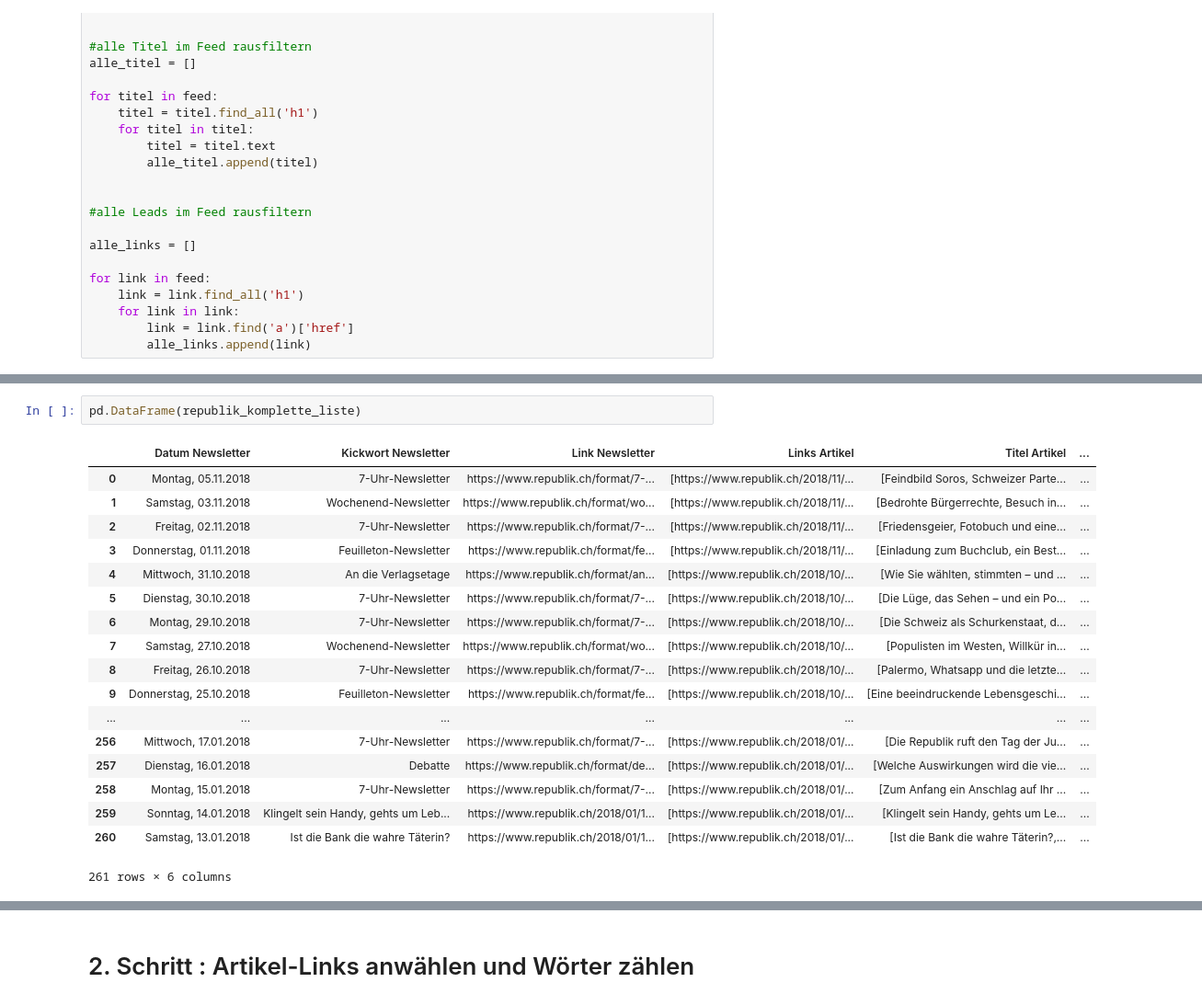
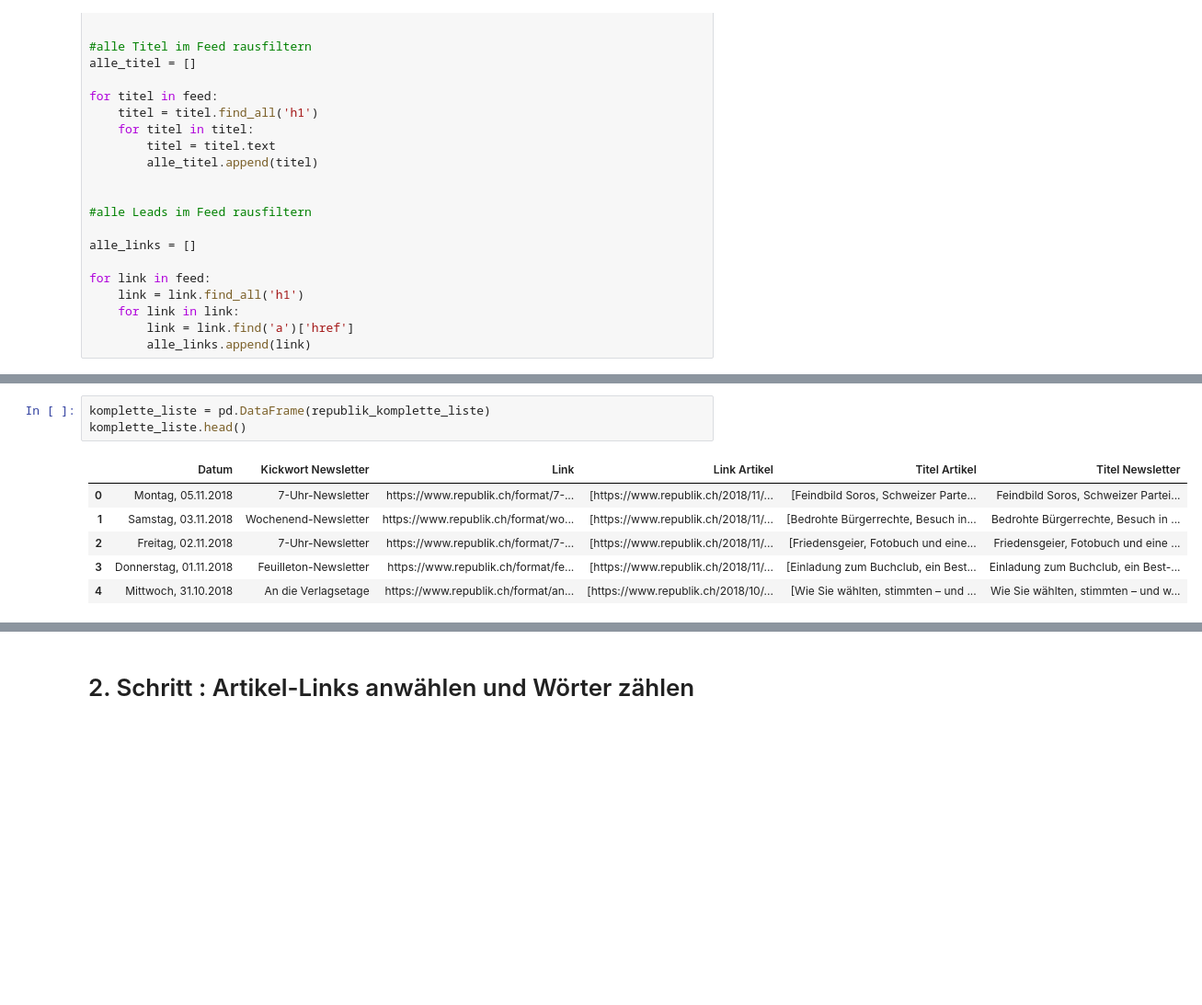
Before and after one commit to deuxnice/bootcamp, a Jupyter notebook: practice/2018_1105_Republik_Textlängen.ipynb, the cells around one changed output, grey strips where cells are left out. Shown at 92% size. Drawn from its saved outputs; the diff is of its cells as text; blank space fills up the shorter version.

```diff
--- a/practice/2018_1105_Republik_Textlängen.ipynb
+++ b/practice/2018_1105_Republik_Textlängen.ipynb
@@ -182,24 +184,13 @@ for element in feed:
 
 
     republik_komplette_liste.append(dict)
-# %%
-pd.DataFrame(republik_komplette_liste)
-# %% [output]
-|  | Datum Newsletter | Kickwort Newsletter | Link Newsletter | Links Artikel | Titel Artikel | ... |
-| 0 | Montag, 05.11.2018 | 7-Uhr-Newsletter | https://www.republik.ch/format/7-... | [https://www.republik.ch/2018/11/... | [Feindbild Soros, Schweizer Parte... | ... |
-| 1 | Samstag, 03.11.2018 | Wochenend-Newsletter | https://www.republik.ch/format/wo... | [https://www.republik.ch/2018/11/... | [Bedrohte Bürgerrechte, Besuch in... | ... |
-| 2 | Freitag, 02.11.2018 | 7-Uhr-Newsletter | https://www.republik.ch/format/7-... | [https://www.republik.ch/2018/11/... | [Friedensgeier, Fotobuch und eine... | ... |
-| 3 | Donnerstag, 01.11.2018 | Feuilleton-Newsletter | https://www.republik.ch/format/fe... | [https://www.republik.ch/2018/11/... | [Einladung zum Buchclub, ein Best... | ... |
-| 4 | Mittwoch, 31.10.2018 | An die Verlagsetage | https://www.republik.ch/format/an... | [https://www.republik.ch/2018/10/... | [Wie Sie wählten, stimmten – und ... | ... |
-| 5 | Dienstag, 30.10.2018 | 7-Uhr-Newsletter | https://www.republik.ch/format/7-... | [https://www.republik.ch/2018/10/... | [Die Lüge, das Sehen – und ein Po... | ... |
-| 6 | Montag, 29.10.2018 | 7-Uhr-Newsletter | https://www.republik.ch/format/7-... | [https://www.republik.ch/2018/10/... | [Die Schweiz als Schurkenstaat, d... | ... |
-| 7 | Samstag, 27.10.2018 | Wochenend-Newsletter | https://www.republik.ch/format/wo... | [https://www.republik.ch/2018/10/... | [Populisten im Westen, Willkür in... | ... |
-| 8 | Freitag, 26.10.2018 | 7-Uhr-Newsletter | https://www.republik.ch/format/7-... | [https://www.republik.ch/2018/10/... | [Palermo, Whatsapp und die letzte... | ... |
-| 9 | Donnerstag, 25.10.2018 | Feuilleton-Newsletter | https://www.republik.ch/format/fe... | [https://www.republik.ch/2018/10/... | [Eine beeindruckende Lebensgeschi... | ... |
-| ... | ... | ... | ... | ... | ... | ... |
-| 256 | Mittwoch, 17.01.2018 | 7-Uhr-Newsletter | https://www.republik.ch/format/7-... | [https://www.republik.ch/2018/01/... | [Die Republik ruft den Tag der Ju... | ... |
-| 257 | Dienstag, 16.01.2018 | Debatte | https://www.republik.ch/format/de... | [https://www.republik.ch/2018/01/... | [Welche Auswirkungen wird die vie... | ... |
-| 258 | Montag, 15.01.2018 | 7-Uhr-Newsletter | https://www.republik.ch/format/7-... | [https://www.republik.ch/2018/01/... | [Zum Anfang ein Anschlag auf Ihr ... | ... |
-| 259 | Sonntag, 14.01.2018 | Klingelt sein Handy, gehts um Leb... | https://www.republik.ch/2018/01/1... | [https://www.republik.ch/2018/01/... | [Klingelt sein Handy, gehts um Le... | ... |
-| 260 | Samstag, 13.01.2018 | Ist die Bank die wahre Täterin? | https://www.republik.ch/2018/01/1... | [https://www.republik.ch/2018/01/... | [Ist die Bank die wahre Täterin?,... | ... |
-261 rows × 6 columns
+# %%
+komplette_liste = pd.DataFrame(republik_komplette_liste)
+komplette_liste.head()
+# %% [output]
+|  | Datum | Kickwort Newsletter | Link | Link Artikel | Titel Artikel | Titel Newsletter |
+| 0 | Montag, 05.11.2018 | 7-Uhr-Newsletter | https://www.republik.ch/format/7-... | [https://www.republik.ch/2018/11/... | [Feindbild Soros, Schweizer Parte... | Feindbild Soros, Schweizer Partei... |
+| 1 | Samstag, 03.11.2018 | Wochenend-Newsletter | https://www.republik.ch/format/wo... | [https://www.republik.ch/2018/11/... | [Bedrohte Bürgerrechte, Besuch in... | Bedrohte Bürgerrechte, Besuch in ... |
+| 2 | Freitag, 02.11.2018 | 7-Uhr-Newsletter | https://www.republik.ch/format/7-... | [https://www.republik.ch/2018/11/... | [Friedensgeier, Fotobuch und eine... | Friedensgeier, Fotobuch und eine ... |
+| 3 | Donnerstag, 01.11.2018 | Feuilleton-Newsletter | https://www.republik.ch/format/fe... | [https://www.republik.ch/2018/11/... | [Einladung zum Buchclub, ein Best... | Einladung zum Buchclub, ein Best-... |
+| 4 | Mittwoch, 31.10.2018 | An die Verlagsetage | https://www.republik.ch/format/an... | [https://www.republik.ch/2018/10/... | [Wie Sie wählten, stimmten – und ... | Wie Sie wählten, stimmten – und w... |
```
Also changed, not shown: parts of 41 cells of this notebook, 2 other files.
